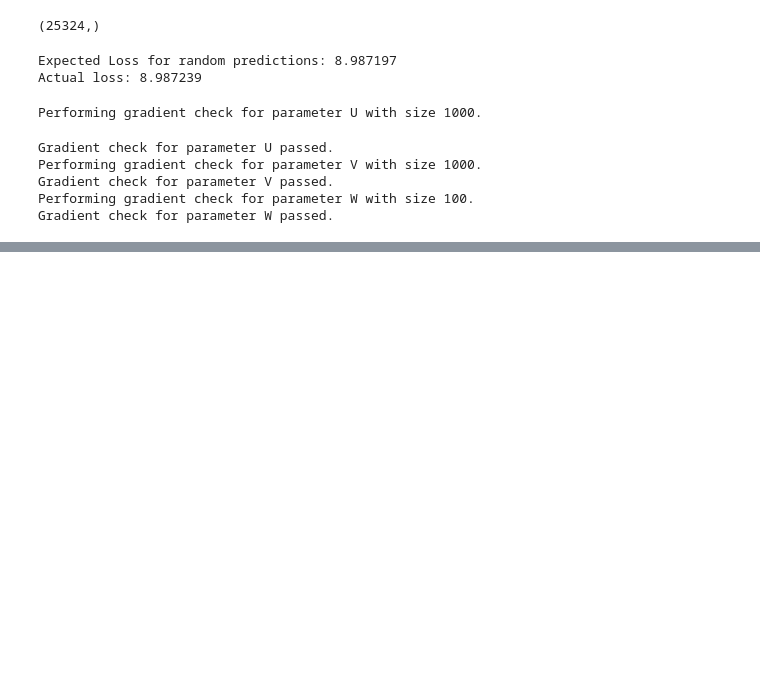
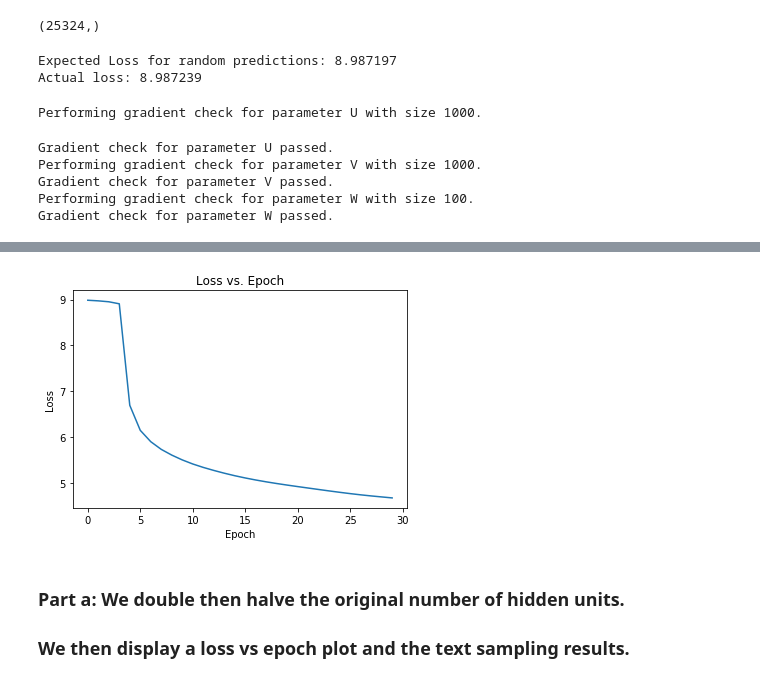
Before and after one commit to tobby-lie/Recurrent-Neural-Network-from-Scratch, a Jupyter notebook: Lie_5931_PA3.ipynb, the cells around one changed output, grey strips where cells are left out. Saved outputs shown, nothing was run; the diff lists cells and outputs as text; code cells hidden in the pictures; blank space fills up the shorter version.

```diff
--- a/Lie_5931_PA3.ipynb
+++ b/Lie_5931_PA3.ipynb
@@ -627,0 +704,6 @@ plt.show()
+# %%
+np.random.seed(10)
+# Next 6 epochs
+losses_temp = train_with_sgd(model, XTrain[:100], YTrain[:100], nepoch=breakpoint_size, evaluate_loss_after=1)
+for loss in losses_temp:
+  losses.append(loss)
@@ -627,0 +738,6 @@ plt.show()
+# %%
+np.random.seed(10)
+# Next 6 epochs
+losses_temp = train_with_sgd(model, XTrain[:100], YTrain[:100], nepoch=breakpoint_size, evaluate_loss_after=1)
+for loss in losses_temp:
+  losses.append(loss)
@@ -627,0 +772,6 @@ plt.show()
+# %%
+np.random.seed(10)
+# Next 6 epochs
+losses_temp = train_with_sgd(model, XTrain[:100], YTrain[:100], nepoch=breakpoint_size, evaluate_loss_after=1)
+for loss in losses_temp:
+  losses.append(loss)
@@ -627,0 +806,6 @@ plt.show()
+# %%
+np.random.seed(10)
+# Next 6 epochs
+losses_temp = train_with_sgd(model, XTrain[:100], YTrain[:100], nepoch=breakpoint_size, evaluate_loss_after=1)
+for loss in losses_temp:
+  losses.append(loss)
@@ -627,0 +862,9 @@ plt.show()
+# %%
+# Generate loss vs epoch plot from final trained model
+generate_loss_epoch_plt(losses)
+# %% [output]
+[figure, added]
+# %% [markdown]
+### Part a: We double then halve the original number of hidden units.
+
+### We then display a loss vs epoch plot and the text sampling results.
```
Also changed, not shown: parts of 80 cells of this notebook.
